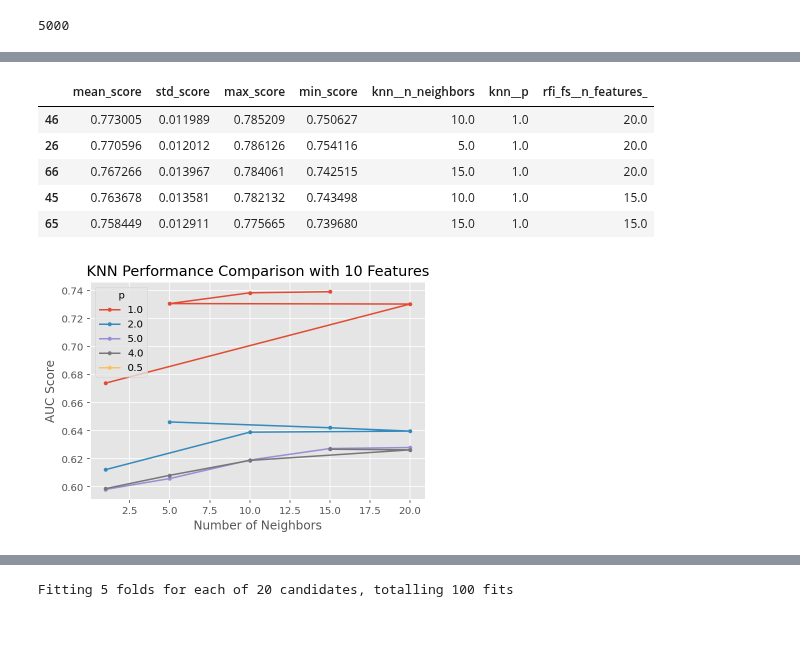
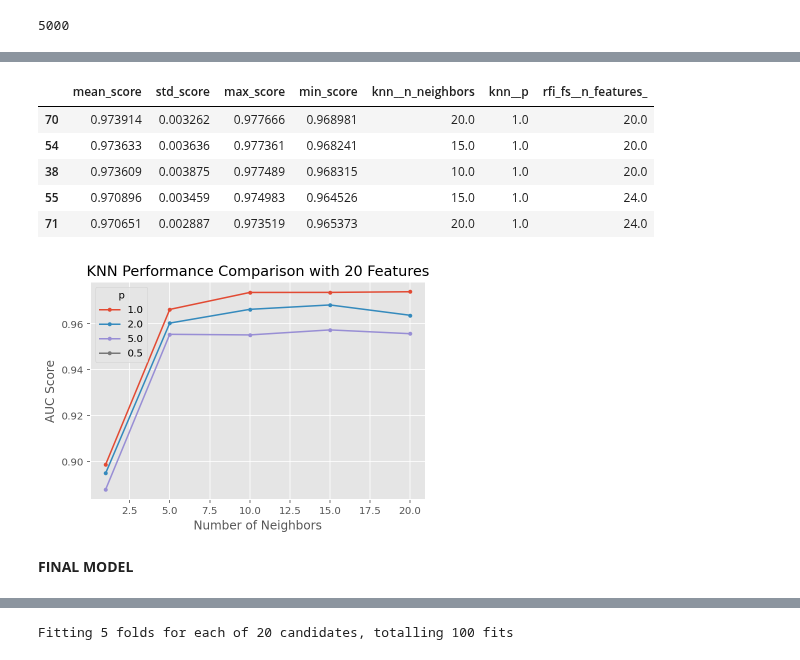
Before and after one commit to Mattjben/Passeneger-satisfaction-machine-learning, a Jupyter notebook: Phase_2_Airplane_Isaac.ipynb, the cells around one changed output, grey strips where cells are left out. Saved outputs shown, nothing was run; the diff lists cells and outputs as text; code cells hidden in the pictures; blank space fills up the shorter version.

```diff
--- a/Phase_2_Airplane_Isaac.ipynb
+++ b/Phase_2_Airplane_Isaac.ipynb
@@ -251,8 +255,9 @@ airplane_df_scaled.head()
 # %%
-X = airplane_df.drop("Satisfaction", axis = 1)      # Dropping the target variable
+X = airplane_df_scaled.drop("Satisfaction", axis = 1)
+    # Dropping the target variable
 X = X.values    # Changing into numpy array
 
-y = airplane_df["Satisfaction"]     # storing target variable "carat"
+y = airplane_df_scaled["Satisfaction"]   # storing target variable "carat"
 y = y.values        # Changing to numpy array
 # %%
 from sklearn.ensemble import RandomForestClassifier
@@ -305,8 +309,8 @@ feats = ['Inflight Entertainment', 'Ease of Online Booking', 'Seat Comfort',
 # %%
 from sklearn.model_selection import train_test_split
 
-d_sample = airplane_df.drop("Satisfaction", axis = 1).values
-d_target = airplane_df['Satisfaction'].values
+d_sample = airplane_df_scaled.drop("Satisfaction", axis = 1).values
+d_target = airplane_df_scaled['Satisfaction'].values
 
 d_train, d_test, t_train, t_test = train_test_split(d_sample, d_target,
                                                     test_size = 0.3, random_state=999,
@@ -425,22 +431,27 @@ results_KNN = get_search_results(gs_pipe_KNN)
 results_KNN.head()
 # %% [output]
 |  | mean_score | std_score | max_score | min_score | knn__n_neighbors | knn__p | rfi_fs__n_features_ |
-| 46 | 0.773005 | 0.011989 | 0.785209 | 0.750627 | 10.0 | 1.0 | 20.0 |
-| 26 | 0.770596 | 0.012012 | 0.786126 | 0.754116 | 5.0 | 1.0 | 20.0 |
-| 66 | 0.767266 | 0.013967 | 0.784061 | 0.742515 | 15.0 | 1.0 | 20.0 |
-| 45 | 0.763678 | 0.013581 | 0.782132 | 0.743498 | 10.0 | 1.0 | 15.0 |
-| 65 | 0.758449 | 0.012911 | 0.775665 | 0.739680 | 15.0 | 1.0 | 15.0 |
+| 70 | 0.973914 | 0.003262 | 0.977666 | 0.968981 | 20.0 | 1.0 | 20.0 |
+| 54 | 0.973633 | 0.003636 | 0.977361 | 0.968241 | 15.0 | 1.0 | 20.0 |
+| 38 | 0.973609 | 0.003875 | 0.977489 | 0.968315 | 10.0 | 1.0 | 20.0 |
+| 55 | 0.970896 | 0.003459 | 0.974983 | 0.964526 | 15.0 | 1.0 | 24.0 |
+| 71 | 0.970651 | 0.002887 | 0.973519 | 0.965373 | 20.0 | 1.0 | 24.0 |
 # %%
-results_KNN_10_features = results_KNN[results_KNN['rfi_fs__n_features_'] == 10.0]
+results_KNN_10_features = results_KNN[results_KNN['rfi_fs__n_features_'] == gs_pipe_KNN.best_params_['rfi_fs__n_features_']]
 
 for i in results_KNN_10_features['knn__p'].unique():
+
     temp = results_KNN_10_features[results_KNN_10_features['knn__p'] == i]
-    plt.plot(temp['knn__n_neighbors'], temp['mean_score'], marker = '.', label = i)
+    lists = sorted(zip(*[temp['knn__n_neighbors'], temp['mean_score']]))
+    new_x, new_y = list(zip(*lists))
+    plt.plot(new_x, new_y, marker = '.', label = i)
 
 plt.legend(title = "p")
 plt.xlabel('Number of Neighbors')
 plt.ylabel("AUC Score")
-plt.title("KNN Performance Comparison with 10 Features")
+plt.title(f"KNN Performance Comparison with {gs_pipe_KNN.best_params_['rfi_fs__n_features_']} Features")
 plt.show()
 # %% [output]
-[figure, old version]
+[figure, new version]
+# %% [markdown]
+**FINAL MODEL**
```
Also changed, not shown: parts of 60 cells of this notebook.
